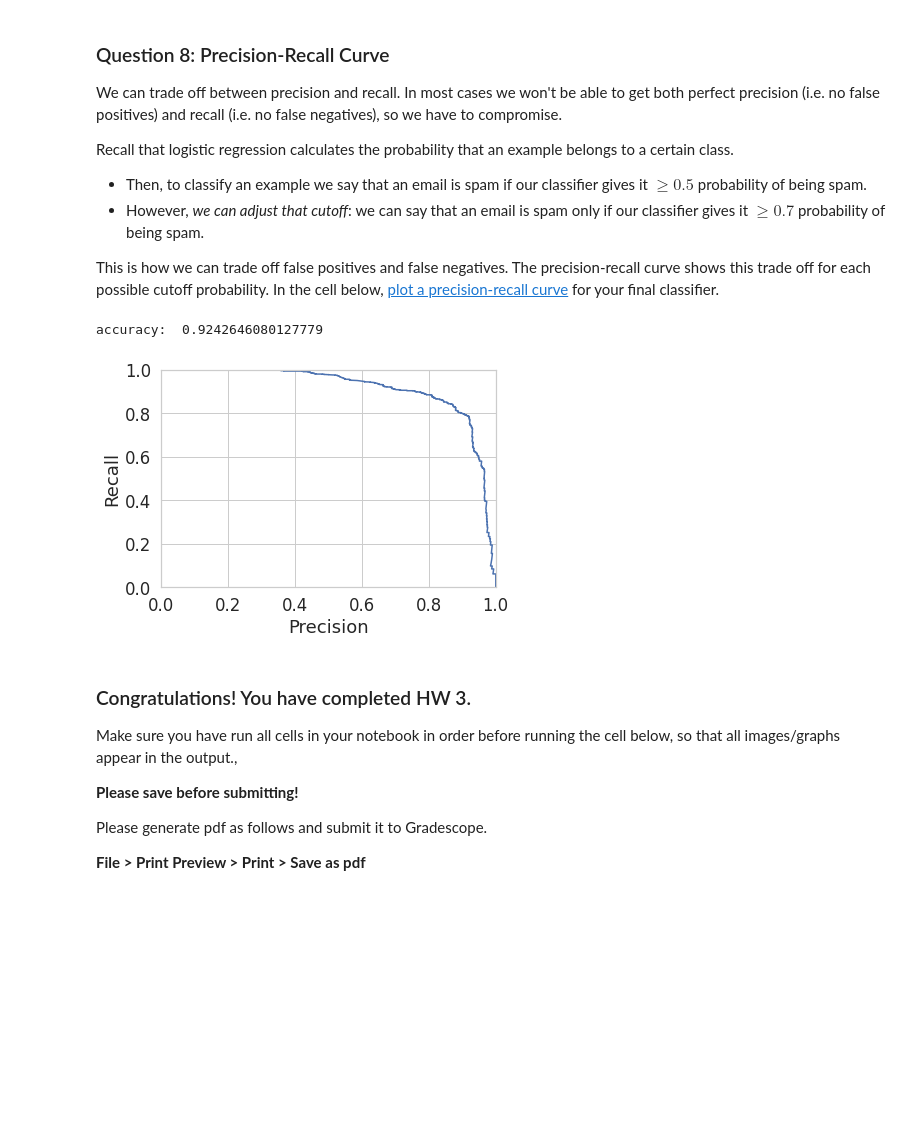
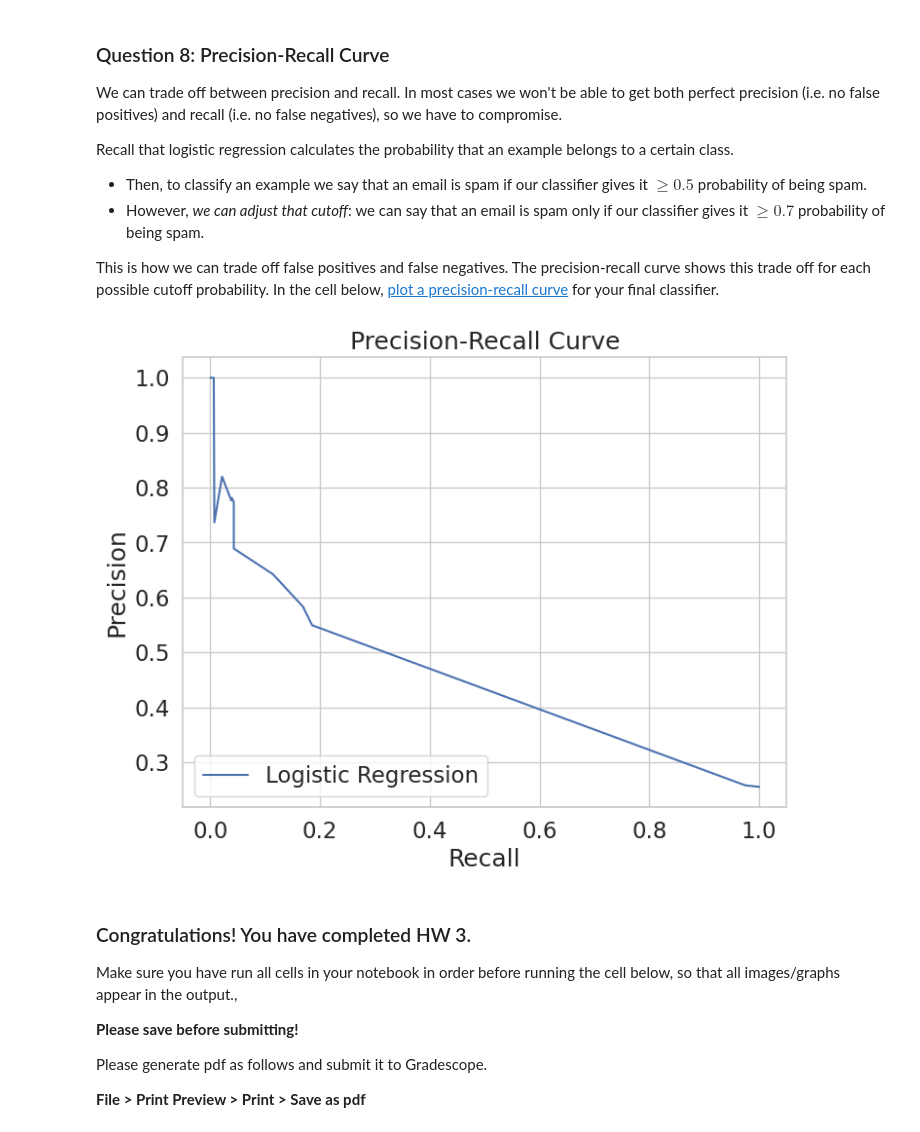
Before and after one commit to great-park/Data-Science, a Jupyter notebook: hw3.ipynb, the cells around one changed output. Saved outputs shown, nothing was run; the diff lists cells and outputs as text; code cells hidden in the pictures; blank space fills up the shorter version.

```diff
--- a/hw3.ipynb
+++ b/hw3.ipynb
@@ -292,11 +296,7 @@ def words_in_texts(words, texts):
         NumPy array of 0s and 1s with shape (n, p) where n is the
         number of texts and p is the number of words.
     '''
-    # BEGIN YOUR CODE
-    # -----------------------
-    indicator_array = ...
-    # -----------------------
-    # END YOUR CODE
+    indicator_array = np.array([texts.str.contains(word).astype(int) for word in words]).T
     return indicator_array
 # %%
 assert np.allclose(
@@ -442,12 +468,9 @@ points: 2
 # %%
 some_words = ['drug', 'bank', 'prescription', 'memo', 'private']
 
-# BEGIN YOUR CODE
-# -----------------------
-X_train = ...
-Y_train = ...
-# -----------------------
-# END YOUR CODE
+X_train = words_in_texts(some_words, train['email'])
+
+Y_train = train['spam'].values
 
 X_train[:5], Y_train[:5]
 # %% [output]
@@ -494,3 +504,10 @@ Training Accuracy:  0.7576201251164648
+# %%
+from sklearn.linear_model import LogisticRegression
+
+model = LogisticRegression()
+model.fit(X_train, Y_train)
+
+training_accuracy = model.score(X_train, Y_train)
 # %%
 assert training_accuracy > 0.72
 print_passed('Q5: Passed all unit tests!')
@@ -679,20 +704,22 @@ manual: True
 points: 3
 -->
 <!-- EXPORT TO PDF -->
-# %%
-from sklearn.metrics import precision_recall_curve
-
-# Note that you'll want to use the .predict_proba(...) method for your classifier
-# instead of .predict(...) so you get probabilities, not classes
-
-# BEGIN YOUR CODE
-# -----------------------
-...
-# -----------------------
-# END YOUR CODE
-# %% [output]
-accuracy:  0.9242646080127779
-[figure, removed]
+# %%
+from sklearn.metrics import precision_recall_curve
+
+y_scores = model.predict_proba(X_train)[:, 1]
+
+precision, recall, thresholds = precision_recall_curve(Y_train, y_scores)
+
+plt.figure(figsize=(8, 6))
+plt.plot(recall, precision, label='Logistic Regression')
+plt.xlabel('Recall')
+plt.ylabel('Precision')
+plt.title('Precision-Recall Curve')
+plt.legend(loc='lower left')
+plt.show()
+# %% [output]
+[figure, added]
 # %% [markdown]
 ### Congratulations! You have completed HW 3.
 
```
Also changed, not shown: parts of 16 cells of this notebook.
